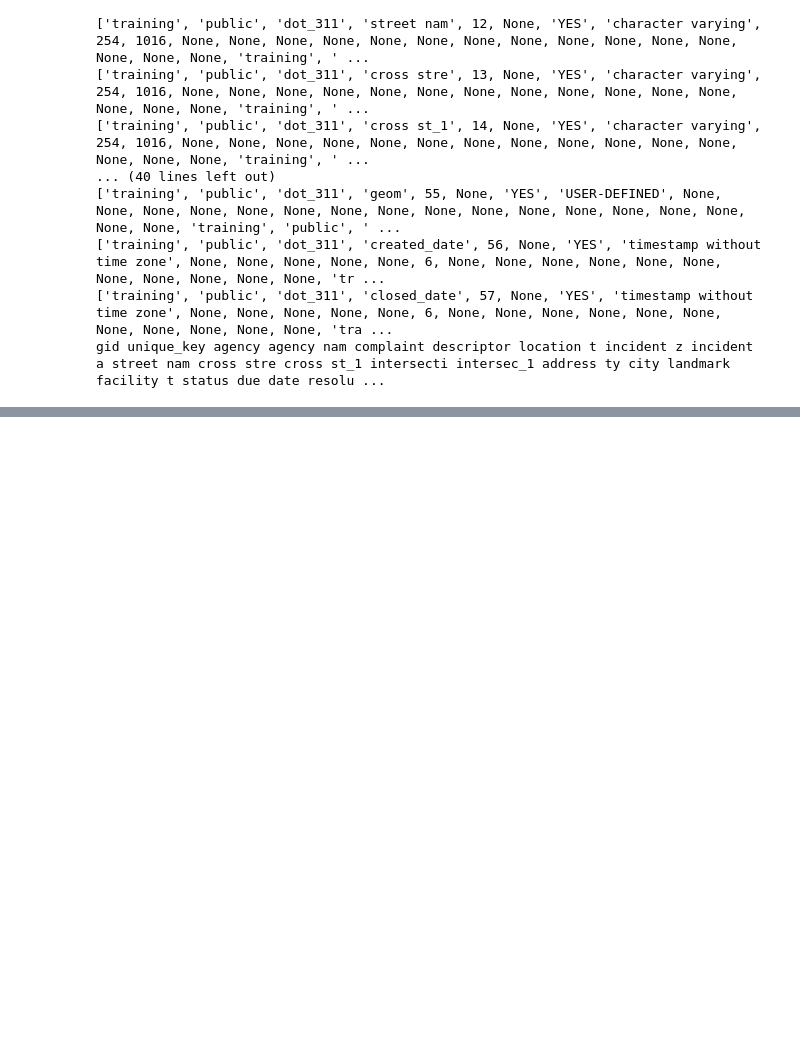
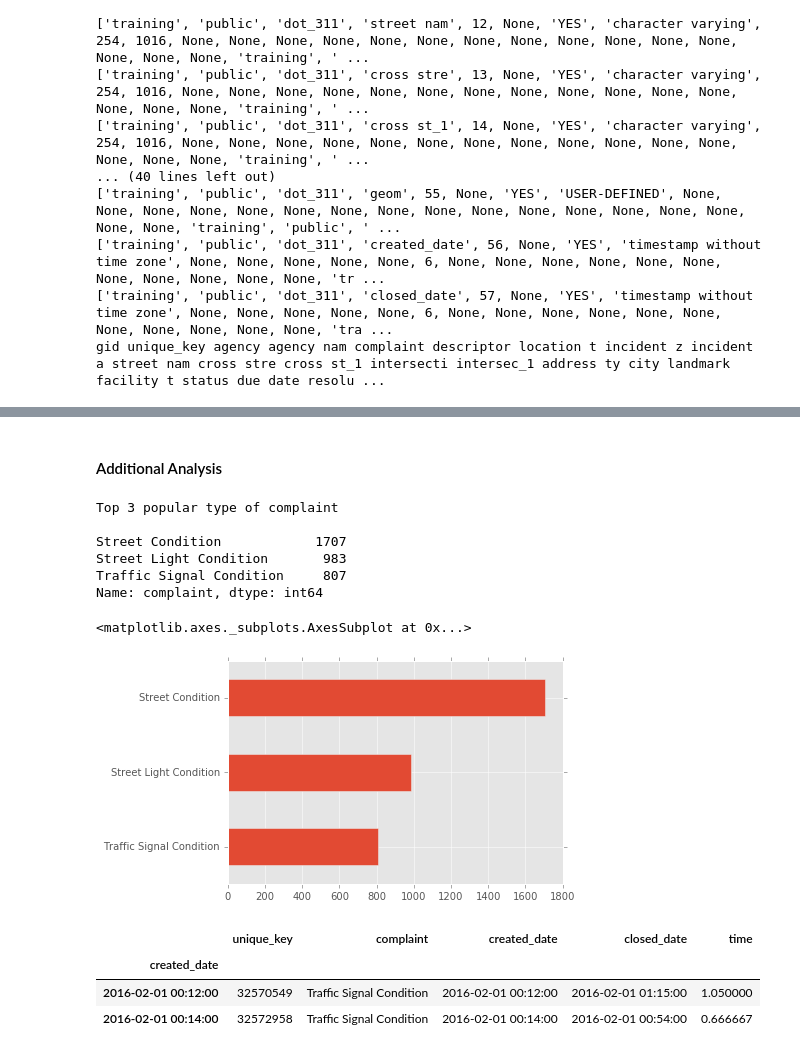
Before and after one commit to ledeprogram/algorithms, a Jupyter notebook: class4/homework/Lee_Dongjin_4_1.ipynb, the cells around one changed output, grey strips where cells are left out. Drawn from its saved outputs; the diff is of its cells as text; code cells hidden in the pictures; blank space fills up the shorter version.

```diff
--- a/class4/homework/Lee_Dongjin_4_1.ipynb
+++ b/class4/homework/Lee_Dongjin_4_1.ipynb
@@ -52,0 +167,26 @@ memory usage: 182.9+ KB
+# %% [markdown]
+#### Additional Analysis
+# %%
+# Frequency Table
+
+graph01 = df['complaint'].value_counts().head(3).sort_values(ascending=True).plot(kind='barh')
+print("Top 3 popular type of complaint\n")
+print(df['complaint'].value_counts().head(3).sort_values(ascending=False))
+graph01
+# %% [output]
+Top 3 popular type of complaint
+
+Street Condition            1707
+Street Light Condition       983
+Traffic Signal Condition     807
+Name: complaint, dtype: int64
+<matplotlib.axes._subplots.AxesSubplot at 0x...>
+[figure, added]
+# %%
+df.index = df['created_date']
+df.head(2)
+# %% [output]
+|  | unique_key | complaint | created_date | closed_date | time |
+| created_date |  |  |  |  |  |
+| 2016-02-01 00:12:00 | 32570549 | Traffic Signal Condition | 2016-02-01 00:12:00 | 2016-02-01 01:15:00 | 1.050000 |
+| 2016-02-01 00:14:00 | 32572958 | Traffic Signal Condition | 2016-02-01 00:14:00 | 2016-02-01 00:54:00 | 0.666667 |
```
Also changed, not shown: parts of 13 cells of this notebook, 2 other files.
